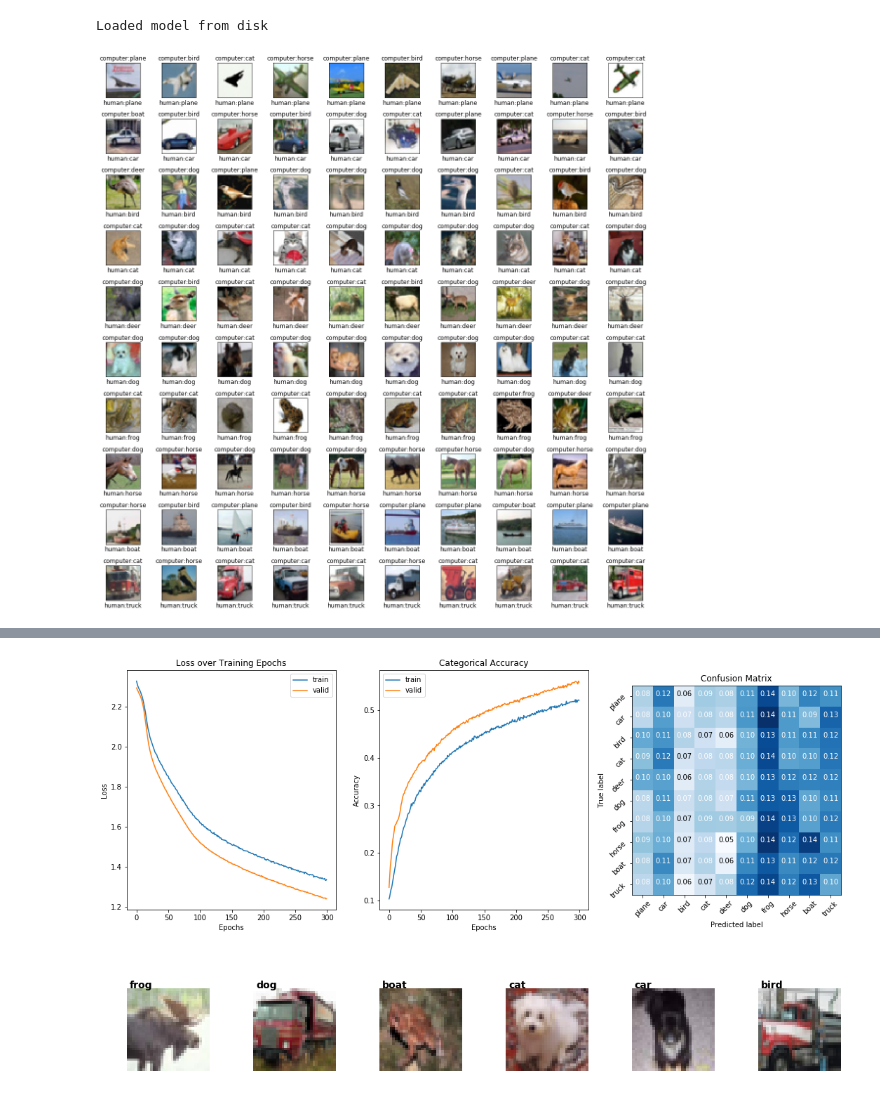
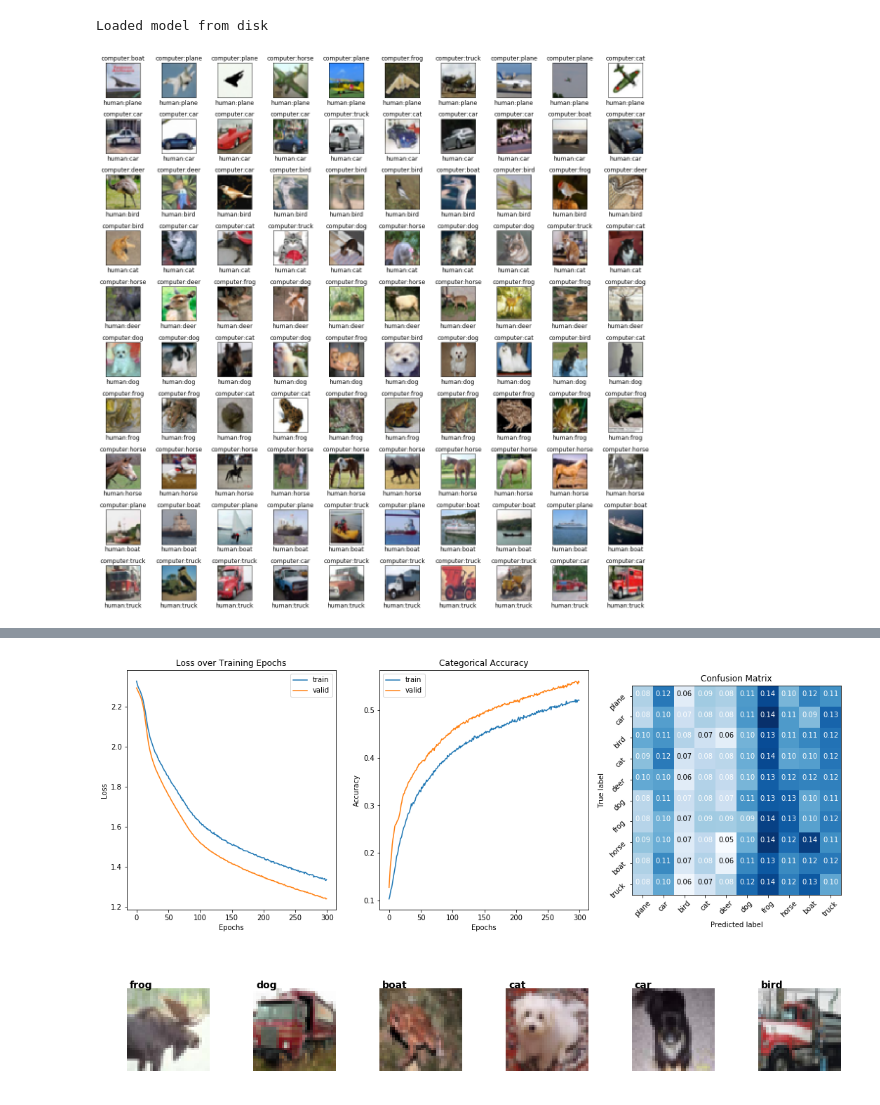
Before and after one commit to JoshZastrow/CIFAR10, a Jupyter notebook: Image Recognition.ipynb, the cells around one changed output, grey strips where cells are left out. Cells and saved outputs as stored; diff of their text form; code cells hidden in the pictures.

Commit message:
Train Model and compare optimizers

```diff
--- a/Image Recognition.ipynb
+++ b/Image Recognition.ipynb
@@ -298,32 +300,35 @@ Loaded model from disk
 # %%
 import matplotlib.pyplot as plt
 from keras.utils import to_categorical
 labels = {0: 'plane', 1: 'car', 2:'bird', 3:'cat', 4:'deer',
          5:'dog', 6:'frog', 7:'horse', 8:'boat', 9: 'truck'}
 
 fig, axs = plt.subplots(10, 10, figsize=(16, 16))
 
 count = 0
 k = 0
 l = 0
 z = 0
+
+x_test_normalized = data.standardize(x_test.astype('float32'))
+
 while count < 100:
     if z> 9:
         z = 0
         l += 1
     i = count // 10
     j = count % 10
     ground_truth = y_test[k].argmax()
     if ground_truth == l:
-        prediction = base_model.predict(x_test[k][np.newaxis,:]).argmax()
+        prediction = base_model.predict(x_test_normalized[k][np.newaxis,:]).argmax()
         axs[i, j].imshow(x_test[k])
         axs[i, j].set_title('computer:' + labels[prediction], size=12)
         axs[i, j].set_xlabel('human:' + labels[ground_truth], size=12)
         axs[i, j].set_xticks([]), axs[i,j].set_yticks([])
         count += 1
         z += 1
     k += 1
 
 fig.tight_layout()
 # %% [output]
-[figure, old version]
+[figure, new version]
```
Also changed, not shown: parts of 23 cells of this notebook.
